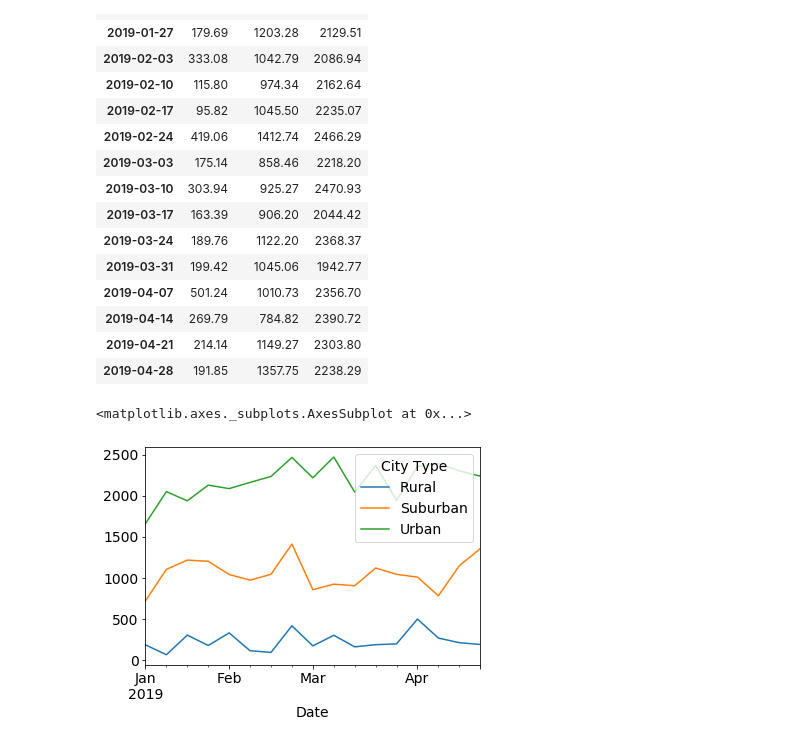
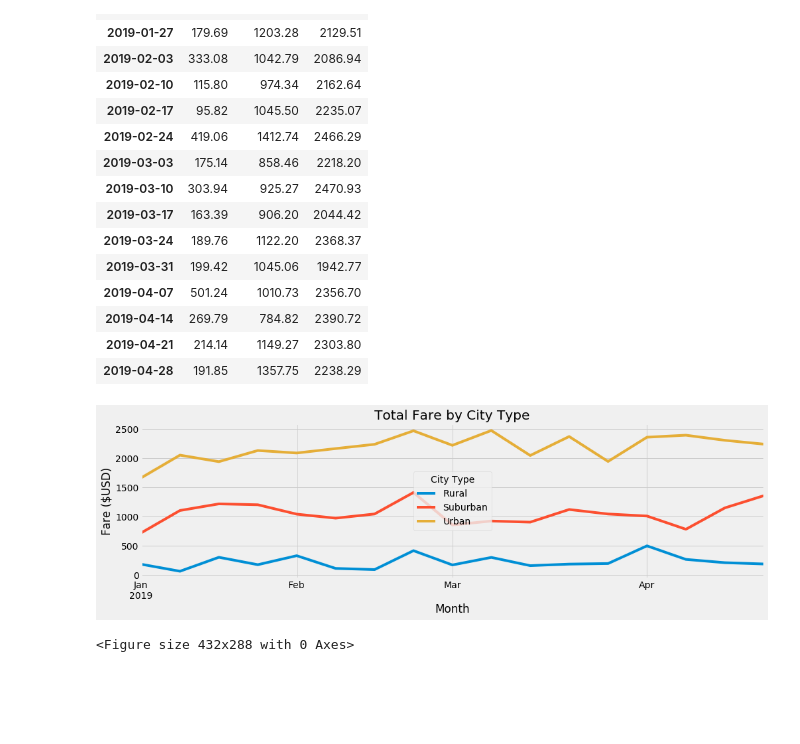
Before and after one commit to Calistic/PyBer_Analysis, a Jupyter notebook: PyBer_Challenge.ipynb, the cells around one changed output. Drawn from its saved outputs; the diff is of its cells as text; code cells hidden in the pictures; blank space fills up the shorter version.

```diff
--- a/PyBer_Challenge.ipynb
+++ b/PyBer_Challenge.ipynb
@@ -945,8 +961,3 @@ fares_by_week_df
 | 2019-04-14 | 269.79 | 784.82 | 2390.72 |
 | 2019-04-21 | 214.14 | 1149.27 | 2303.80 |
 | 2019-04-28 | 191.85 | 1357.75 | 2238.29 |
-# %%
-fares_by_week_df.plot()
-# %% [output]
-<matplotlib.axes._subplots.AxesSubplot at 0x...>
-[figure, removed]
@@ -952,0 +966,23 @@ fares_by_week_df.plot()
+# %%
+# Set plot style fivethirtyeight
+plt.style.use('fivethirtyeight')
+
+# plot the fares by week dataframe
+fares_by_week_df.plot(figsize=(15,4))
+
+# Label figure
+plt.xlabel('Month')
+plt.ylabel('Fare ($USD)')
+plt.title('Total Fare by City Type')
+
+# Move legend
+plt.legend(loc='center', title='City Type')
+
+# Show figure
+plt.show()
+
+# Save Figure
+plt.savefig("Total_Fare_by_City_Type.png")
+# %% [output]
+[figure, added]
+<Figure size 432x288 with 0 Axes>
```
Also changed, not shown: parts of 4 cells of this notebook, 1 other file.
